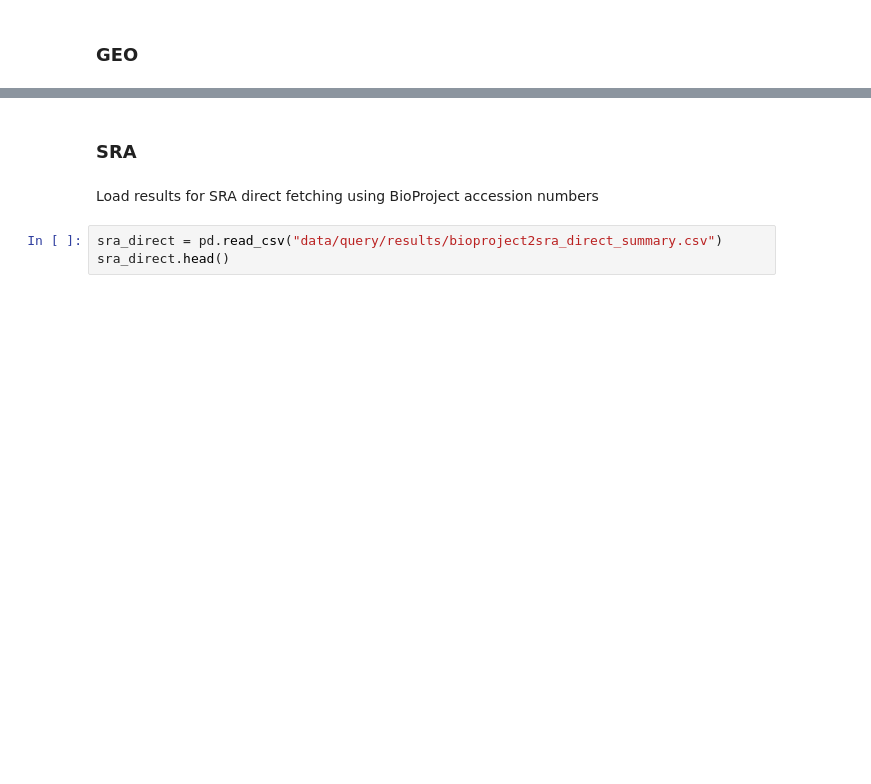
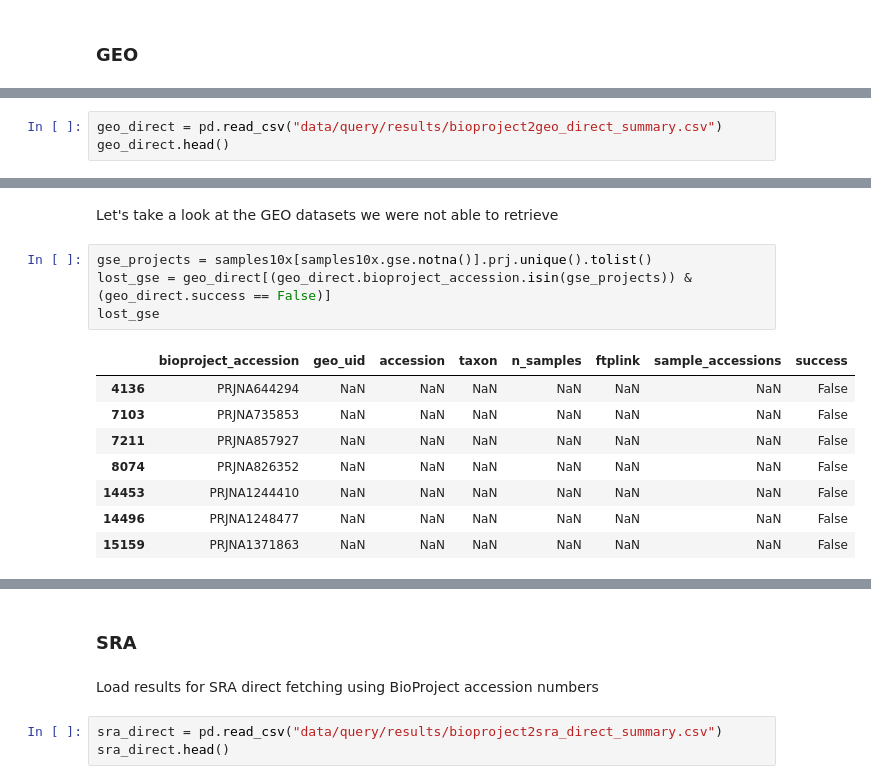
Before and after one commit to cellgeni/fetch-series, a Jupyter notebook: notebooks/bioproject.ipynb, the cells around one changed output, grey strips where cells are left out. Drawn from its saved outputs; the diff is of its cells as text; blank space fills up the shorter version.

```diff
--- a/notebooks/bioproject.ipynb
+++ b/notebooks/bioproject.ipynb
@@ -639,0 +671,3 @@ print(json.dumps(search_results, indent=2))
+# %%
+geo_direct = pd.read_csv("data/query/results/bioproject2geo_direct_summary.csv")
+geo_direct.head()
@@ -639,0 +681,15 @@ print(json.dumps(search_results, indent=2))
+# %% [markdown]
+Let's take a look at the GEO datasets we were not able to retrieve
+# %%
+gse_projects = samples10x[samples10x.gse.notna()].prj.unique().tolist()
+lost_gse = geo_direct[(geo_direct.bioproject_accession.isin(gse_projects)) & (geo_direct.success == False)]
+lost_gse
+# %% [output]
+|  | bioproject_accession | geo_uid | accession | taxon | n_samples | ftplink | sample_accessions | success |
+| 4136 | PRJNA644294 | NaN | NaN | NaN | NaN | NaN | NaN | False |
+| 7103 | PRJNA735853 | NaN | NaN | NaN | NaN | NaN | NaN | False |
+| 7211 | PRJNA857927 | NaN | NaN | NaN | NaN | NaN | NaN | False |
+| 8074 | PRJNA826352 | NaN | NaN | NaN | NaN | NaN | NaN | False |
+| 14453 | PRJNA1244410 | NaN | NaN | NaN | NaN | NaN | NaN | False |
+| 14496 | PRJNA1248477 | NaN | NaN | NaN | NaN | NaN | NaN | False |
+| 15159 | PRJNA1371863 | NaN | NaN | NaN | NaN | NaN | NaN | False |
```
Also changed, not shown: parts of 53 cells of this notebook.
